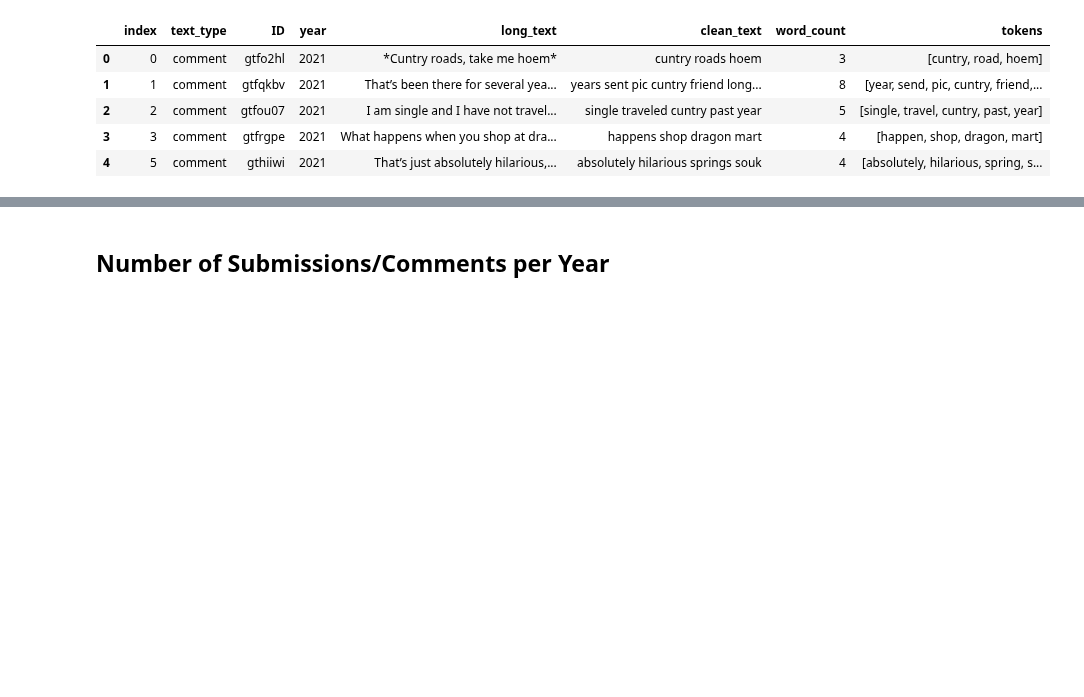
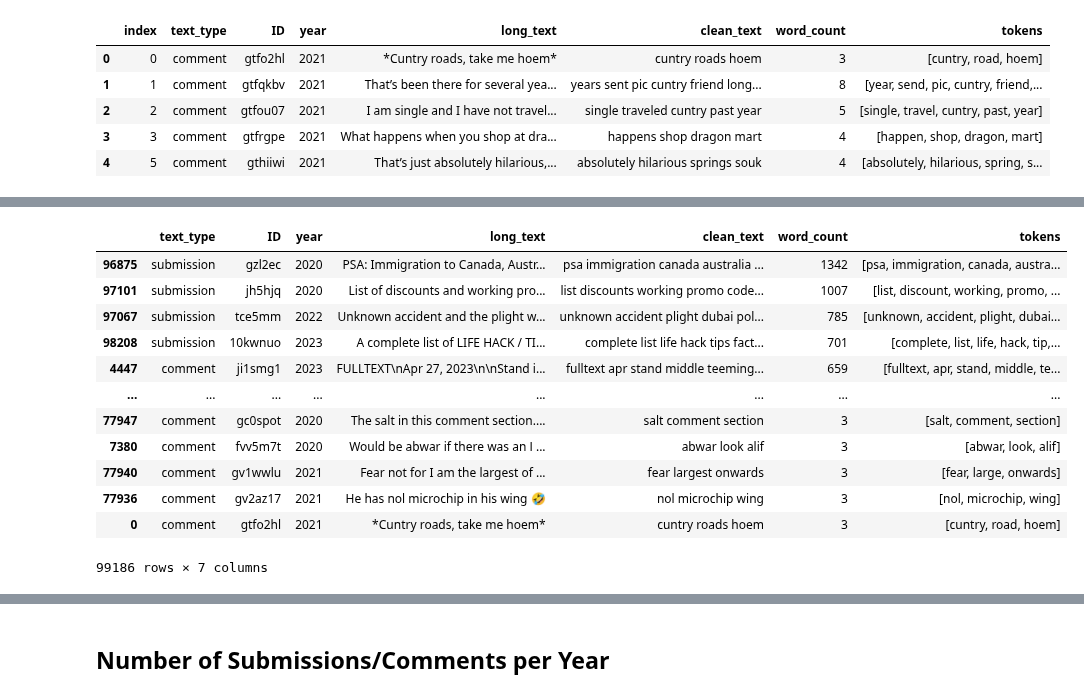
Before and after one commit to luisanomayo/MSc_Thesis_NLP_topic_modelling, a Jupyter notebook: data_exploration.ipynb, the cells around one changed output, grey strips where cells are left out. Saved outputs shown, nothing was run; the diff lists cells and outputs as text; code cells hidden in the pictures; blank space fills up the shorter version.

```diff
--- a/data_exploration.ipynb
+++ b/data_exploration.ipynb
@@ -81,0 +81,19 @@ subset_index = corpus[corpus['ID'].isin(subset_ids)].index.to_list()
+# %%
+#remove sample subset from corpus
+
+new_corpus = corpus.drop(subset_index, axis = 0)
+new_corpus.sort_values(by='word_count', ascending = False)
+# %% [output]
+|  | text_type | ID | year | long_text | clean_text | word_count | tokens |
+| 96875 | submission | gzl2ec | 2020 | PSA: Immigration to Canada, Austr... | psa immigration canada australia ... | 1342 | [psa, immigration, canada, austra... |
+| 97101 | submission | jh5hjq | 2020 | List of discounts and working pro... | list discounts working promo code... | 1007 | [list, discount, working, promo, ... |
+| 97067 | submission | tce5mm | 2022 | Unknown accident and the plight w... | unknown accident plight dubai pol... | 785 | [unknown, accident, plight, dubai... |
+| 98208 | submission | 10kwnuo | 2023 | A complete list of LIFE HACK / TI... | complete list life hack tips fact... | 701 | [complete, list, life, hack, tip,... |
+| 4447 | comment | ji1smg1 | 2023 | FULLTEXT\nApr 27, 2023\n\nStand i... | fulltext apr stand middle teeming... | 659 | [fulltext, apr, stand, middle, te... |
+| ... | ... | ... | ... | ... | ... | ... | ... |
+| 77947 | comment | gc0spot | 2020 | The salt in this comment section.... | salt comment section | 3 | [salt, comment, section] |
+| 7380 | comment | fvv5m7t | 2020 | Would be abwar if there was an ا ... | abwar look alif | 3 | [abwar, look, alif] |
+| 77940 | comment | gv1wwlu | 2021 | Fear not for I am the largest of ... | fear largest onwards | 3 | [fear, large, onwards] |
+| 77936 | comment | gv2az17 | 2021 | He has nol microchip in his wing 🤣 | nol microchip wing | 3 | [nol, microchip, wing] |
+| 0 | comment | gtfo2hl | 2021 | *Cuntry roads, take me hoem* | cuntry roads hoem | 3 | [cuntry, road, hoem] |
+99186 rows × 7 columns
```
Also changed, not shown: parts of 14 cells of this notebook, 2 other files.
